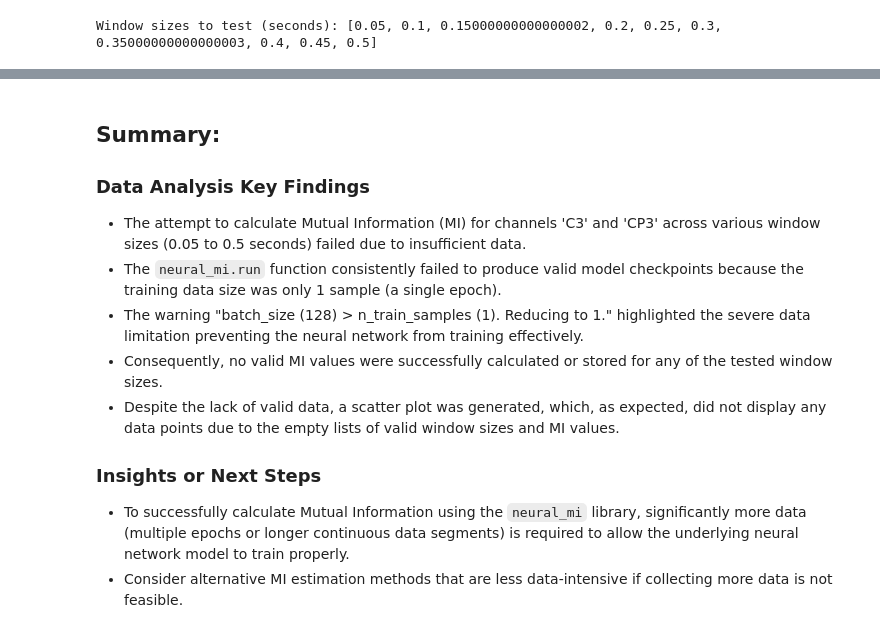
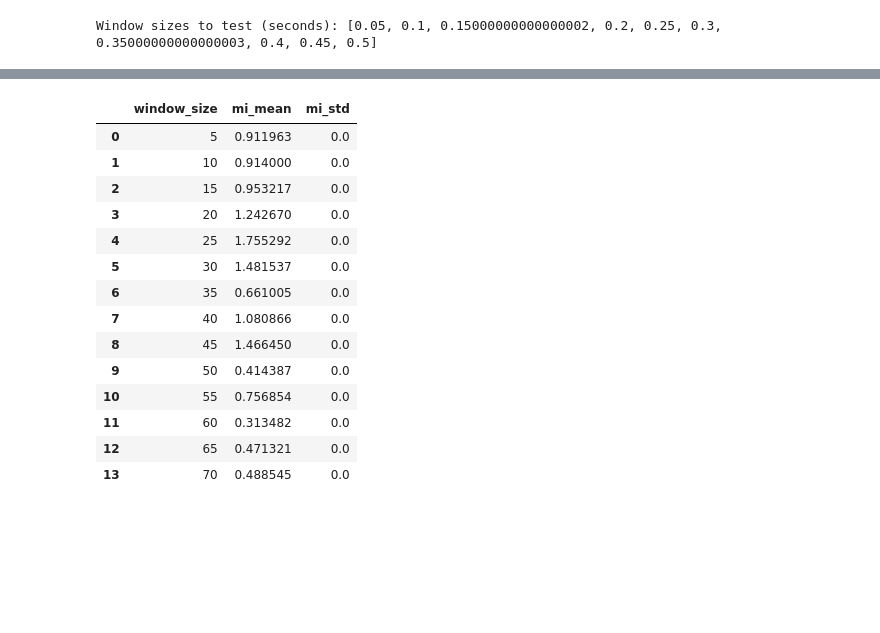
Before and after one commit to Simurgh818/mutual_information_analysis, a Jupyter notebook: NeuralMI_tutorial.ipynb, the cells around one changed output, grey strips where cells are left out. Drawn from its saved outputs; the diff is of its cells as text; code cells hidden in the pictures; blank space fills up the shorter version.

```diff
--- a/NeuralMI_tutorial.ipynb
+++ b/NeuralMI_tutorial.ipynb
@@ -600,15 +268,18 @@ plt.show()
-# %% [markdown]
-## Summary:
-
-### Data Analysis Key Findings
-
-*   The attempt to calculate Mutual Information (MI) for channels 'C3' and 'CP3' across various window sizes (0.05 to 0.5 seconds) failed due to insufficient data.
-*   The `neural_mi.run` function consistently failed to produce valid model checkpoints because the training data size was only 1 sample (a single epoch).
-*   The warning "batch\_size (128) > n\_train\_samples (1). Reducing to 1." highlighted the severe data limitation preventing the neural network from training effectively.
-*   Consequently, no valid MI values were successfully calculated or stored for any of the tested window sizes.
-*   Despite the lack of valid data, a scatter plot was generated, which, as expected, did not display any data points due to the empty lists of valid window sizes and MI values.
-
-### Insights or Next Steps
-
-*   To successfully calculate Mutual Information using the `neural_mi` library, significantly more data (multiple epochs or longer continuous data segments) is required to allow the underlying neural network model to train properly.
-*   Consider alternative MI estimation methods that are less data-intensive if collecting more data is not feasible.
+# %%
+results_history.dataframe
+# %% [output]
+|  | window_size | mi_mean | mi_std |
+| 0 | 5 | 0.911963 | 0.0 |
+| 1 | 10 | 0.914000 | 0.0 |
+| 2 | 15 | 0.953217 | 0.0 |
+| 3 | 20 | 1.242670 | 0.0 |
+| 4 | 25 | 1.755292 | 0.0 |
+| 5 | 30 | 1.481537 | 0.0 |
+| 6 | 35 | 0.661005 | 0.0 |
+| 7 | 40 | 1.080866 | 0.0 |
+| 8 | 45 | 1.466450 | 0.0 |
+| 9 | 50 | 0.414387 | 0.0 |
+| 10 | 55 | 0.756854 | 0.0 |
+| 11 | 60 | 0.313482 | 0.0 |
+| 12 | 65 | 0.471321 | 0.0 |
+| 13 | 70 | 0.488545 | 0.0 |
```
Also changed, not shown: parts of 40 cells of this notebook.
